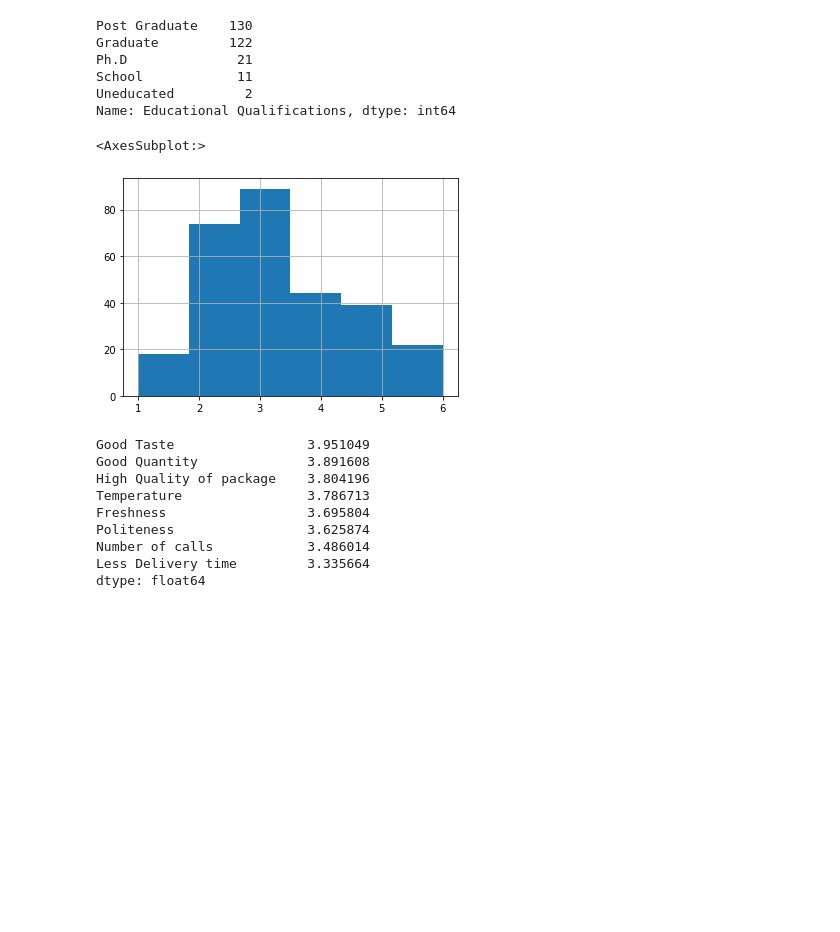
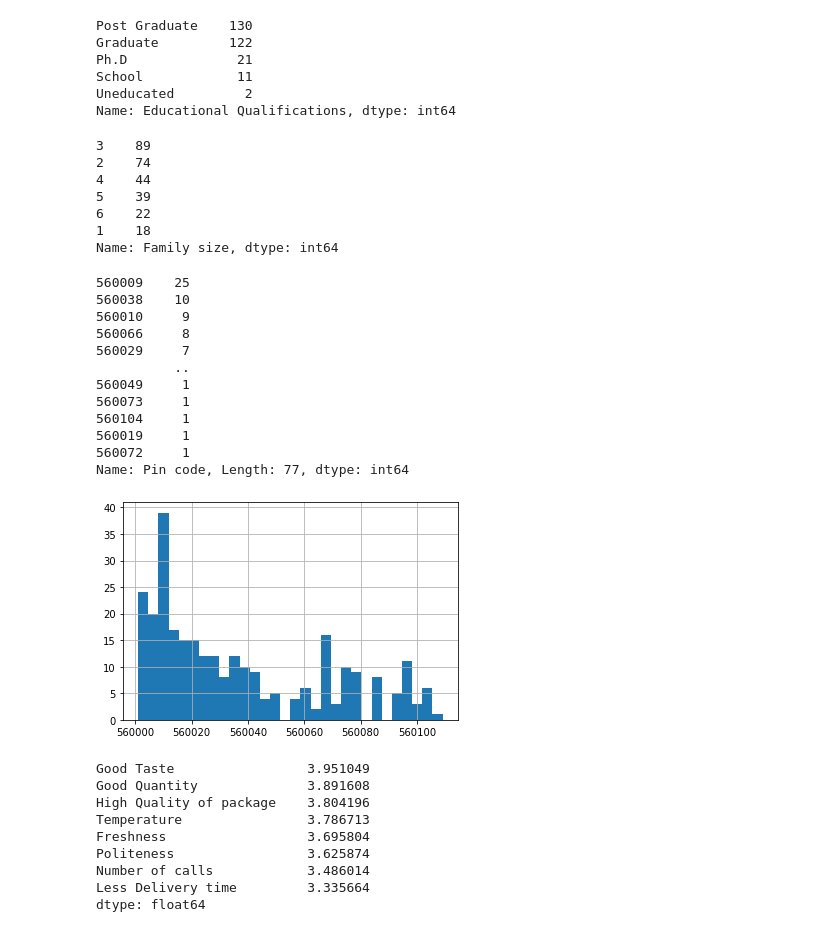
Before and after one commit to EUNZUCHANG/SB_DS_PREP_PJ_SUBMITSSIONS, a Jupyter notebook: Final Project.ipynb, the cells around one changed output. Cells and saved outputs as stored; diff of their text form; code cells hidden in the pictures; blank space fills up the shorter version.

```diff
--- a/Final Project.ipynb
+++ b/Final Project.ipynb
@@ -164,10 +164,33 @@ Uneducated         2
 Name: Educational Qualifications, dtype: int64
 # %%
 # Single-person families have a small proportion, and families with three or more people place a lot of orders.
-target['Family size'].hist(bins=6)
+target['Family size'].value_counts()
 # %% [output]
-<AxesSubplot:>
+3    89
+2    74
+4    44
+5    39
+6    22
+1    18
+Name: Family size, dtype: int64
-[figure, removed]
+# %%
+# Single-person families have a small proportion, and families with three or more people place a lot of orders.
+dataset['Pin code'].hist(bins=30)
+dataset['Pin code'].value_counts()
+# %% [output]
+560009    25
+560038    10
+560010     9
+560066     8
+560029     7
+          ..
+560049     1
+560073     1
+560104     1
+560019     1
+560072     1
+Name: Pin code, Length: 77, dtype: int64
+[figure, added]
 # %%
 # Top priority is 'Good Taste','Good Quantity' and 'High Quality of Package'
 strategy_srt=strategy_no.mean().sort_values(ascending=False)
```
Also changed, not shown: parts of 3 cells of this notebook.
